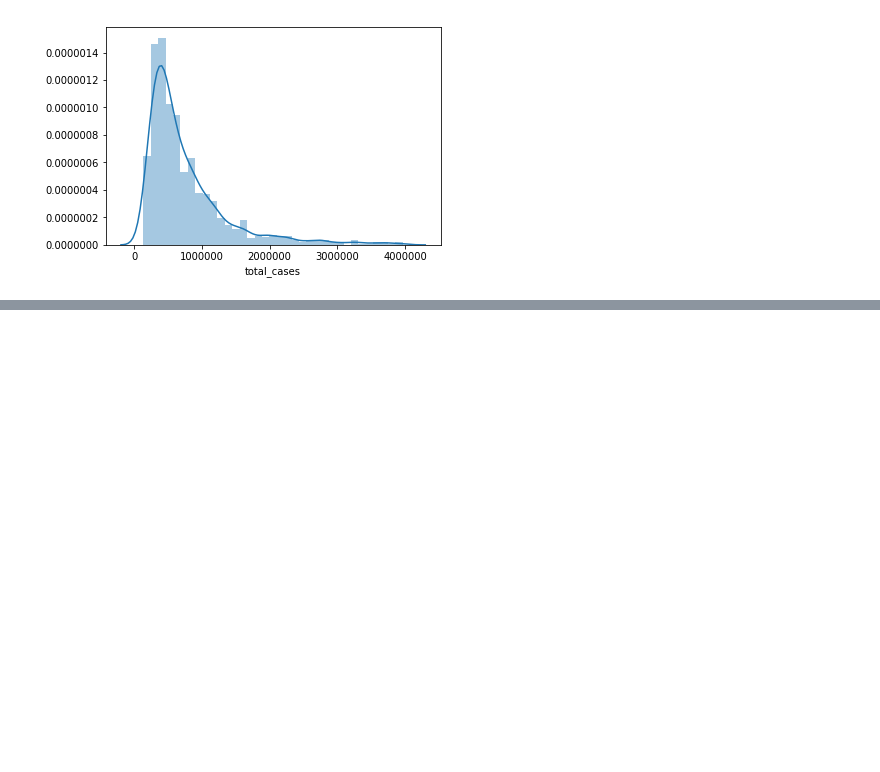
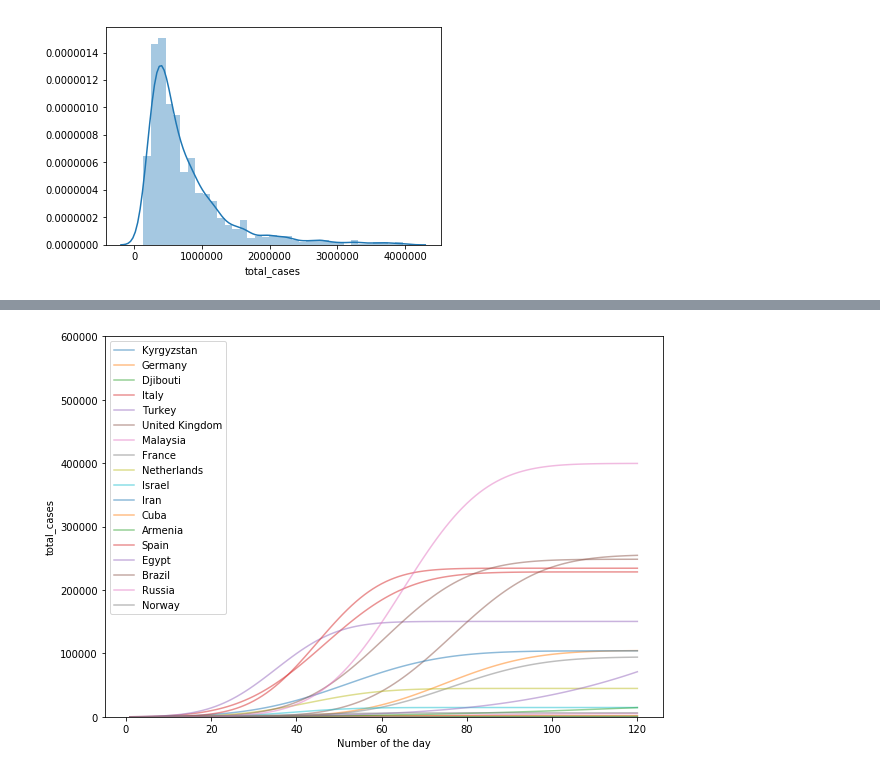
Before and after one commit to rogachevai/MADESPRING2020_ML, a Jupyter notebook: HW2/MADE_AML_HW2.ipynb, the cells around one changed output, grey strips where cells are left out. Drawn from its saved outputs; the diff is of its cells as text; code cells hidden in the pictures; blank space fills up the shorter version.

```diff
--- a/HW2/MADE_AML_HW2.ipynb
+++ b/HW2/MADE_AML_HW2.ipynb
@@ -327,0 +329,2 @@ Text(0.5, 0, 'total_cases')
+# %%
+countries = set(df_covid[df_covid['total_cases']>10**5]['location'].unique())
@@ -327,0 +345,2 @@ Text(0.5, 0, 'total_cases')
+# %%
+countries.update(np.random.choice(df_covid[df_covid['total_cases']>10**3]['location'].unique(),size = 12))
@@ -327,0 +350,23 @@ Text(0.5, 0, 'total_cases')
+# %%
+coefs=[]
+num_days = 120
+plt.figure(figsize=(10, 7))
+for country in countries:
+    df = df_covid[df_covid['location'] == country][['date', 'total_cases', 'new_cases']]
+    df = df[df['total_cases'] >= 5]
+    df['day_count'] = np.arange(1, len(df)+1)
+    df['sq'] = df['day_count'].apply(lambda x: x**2)
+    df['new_cases'] = df['new_cases'].apply(lambda x: abs(x) if x != 0 else 1)
+    sigmoid_model = linear_model.Ridge(alpha=0.01,fit_intercept=True).fit(df[['day_count','sq']],np.log(np.array(df['new_cases'])))
+    x = np.arange(1, num_days+1)
+    X = np.array([x, x**2]).T
+    pred = np.exp(sigmoid_model.predict(pd.DataFrame(X))).cumsum()
+    plt.plot(x, pred, label=country,alpha=0.5)
+    coefs.append(sigmoid_model.coef_)
+plt.legend()
+plt.ylim(0,6*10**5)
+plt.xlabel('Number of the day')
+plt.ylabel('total_cases')
+plt.show()
+# %% [output]
+[figure, added]
```
Also changed, not shown: parts of 11 cells of this notebook.
